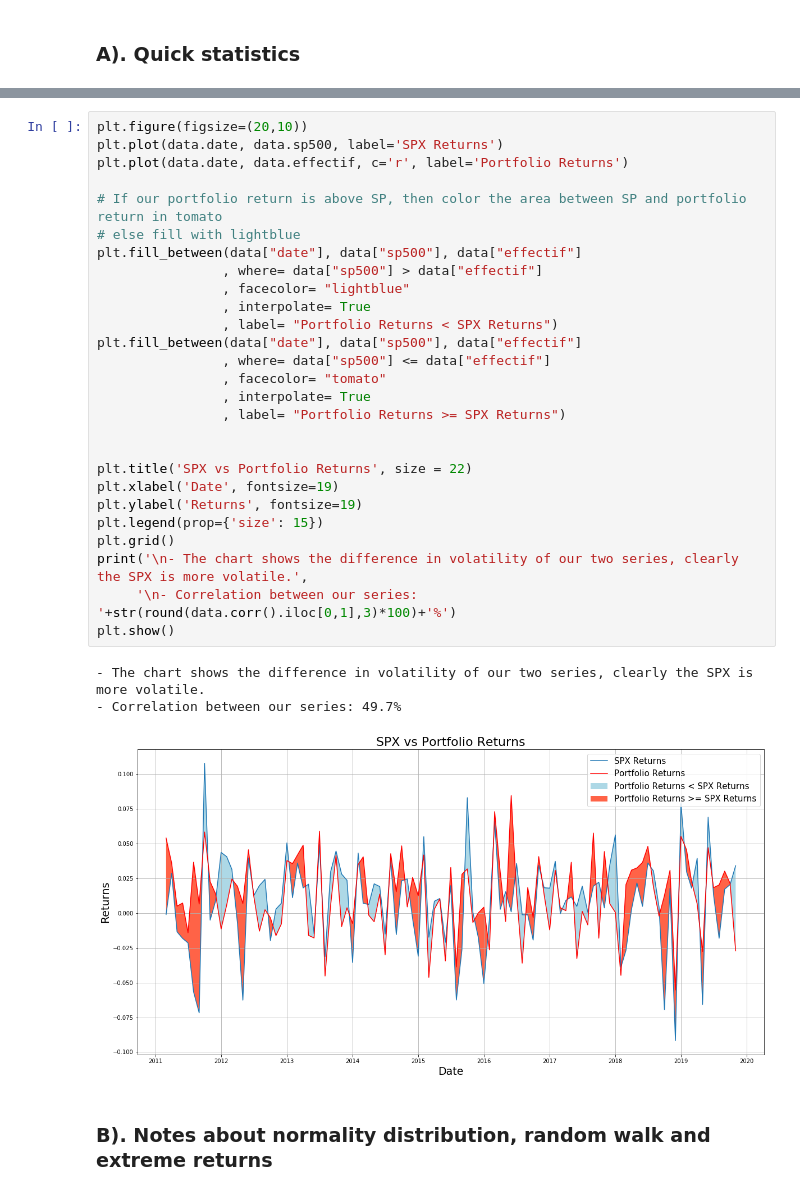
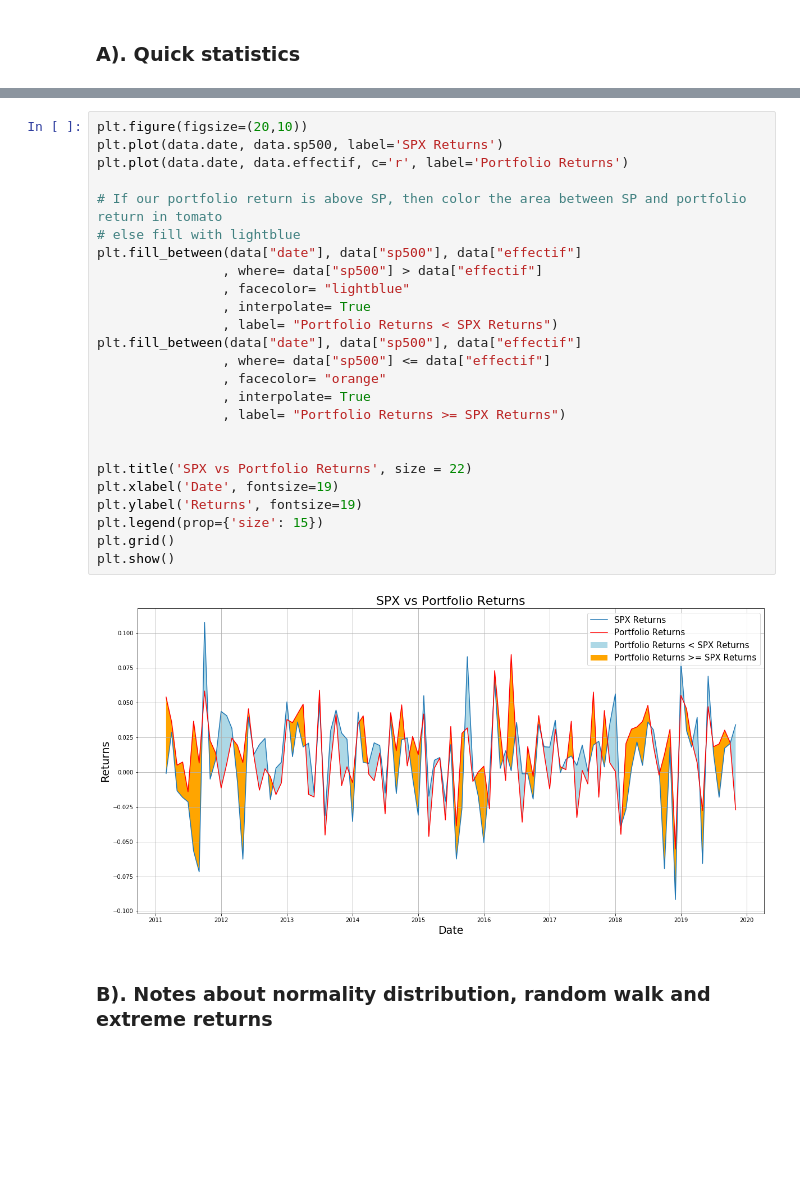
Before and after one commit to gerileka/machine_learning_portfolio, a Jupyter notebook: src/Long_only_Anal.ipynb, the cells around one changed output, grey strips where cells are left out. Saved outputs shown, nothing was run; the diff lists cells and outputs as text; blank space fills up the shorter version.

```diff
--- a/src/Long_only_Anal.ipynb
+++ b/src/Long_only_Anal.ipynb
@@ -75,34 +66,30 @@ To register the converters:
 # %%
 plt.figure(figsize=(20,10))
 plt.plot(data.date, data.sp500, label='SPX Returns')
 plt.plot(data.date, data.effectif, c='r', label='Portfolio Returns')
 
 # If our portfolio return is above SP, then color the area between SP and portfolio return in tomato
 # else fill with lightblue
 plt.fill_between(data["date"], data["sp500"], data["effectif"]
                 , where= data["sp500"] > data["effectif"]
                 , facecolor= "lightblue"
                 , interpolate= True
                 , label= "Portfolio Returns < SPX Returns")
 plt.fill_between(data["date"], data["sp500"], data["effectif"]
                 , where= data["sp500"] <= data["effectif"]
-                , facecolor= "tomato"
+                , facecolor= "orange"
                 , interpolate= True
                 , label= "Portfolio Returns >= SPX Returns")
 
 
 plt.title('SPX vs Portfolio Returns', size = 22)
 plt.xlabel('Date', fontsize=19)
 plt.ylabel('Returns', fontsize=19)
 plt.legend(prop={'size': 15})
 plt.grid()
-print('\n- The chart shows the difference in volatility of our two series, clearly the SPX is more volatile.',
-     '\n- Correlation between our series: '+str(round(data.corr().iloc[0,1],3)*100)+'%')
 plt.show()
 # %% [output]
-- The chart shows the difference in volatility of our two series, clearly the SPX is more volatile.
-- Correlation between our series: 49.7%
-[figure, old version]
+[figure, new version]
 # %% [markdown]
 ### B). Notes about normality distribution, random walk and extreme returns
 # %%
```
Also changed, not shown: parts of 24 cells of this notebook.
